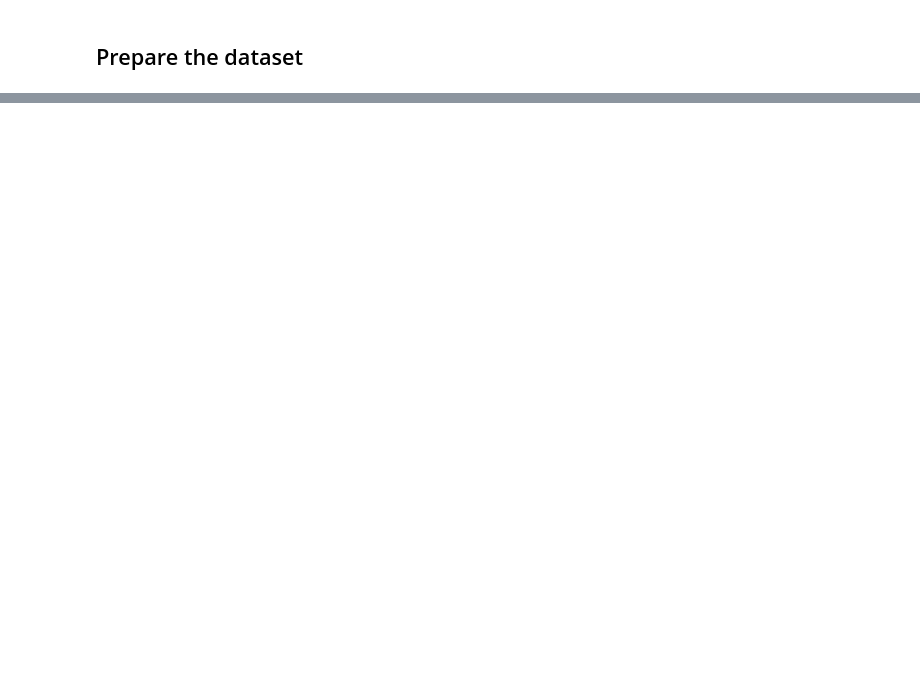
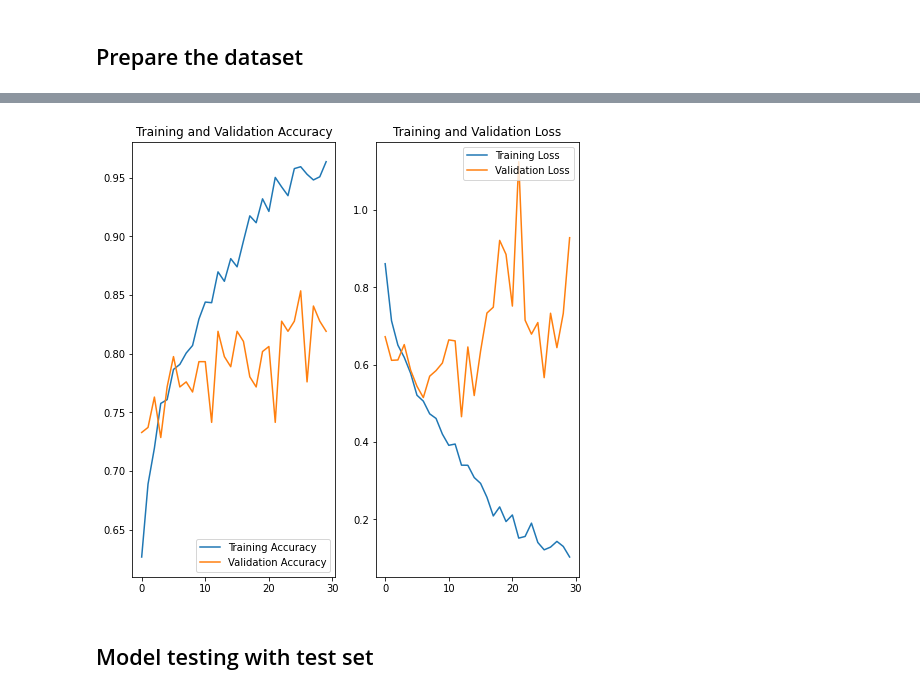
Before and after one commit to jidan-fikri/AWAN-App, a Jupyter notebook: Awan.ipynb, the cells around one changed output, grey strips where cells are left out. Saved outputs shown, nothing was run; the diff lists cells and outputs as text; code cells hidden in the pictures; blank space fills up the shorter version.

```diff
--- a/Awan.ipynb
+++ b/Awan.ipynb
@@ -363,0 +94,4 @@ os.kill(os.getpid(), signal.SIGKILL)
+# %%
+train_ds = train_ds.map(
+    lambda x, y: (data_augmentation(x, training=True), y)
+).prefetch(buffer_size=tf.data.AUTOTUNE)
@@ -363,0 +144,20 @@ os.kill(os.getpid(), signal.SIGKILL)
+# %%
+model.compile(
+    optimizer=tf.keras.optimizers.Adam(learning_rate=0.0001),
+    loss = tf.keras.losses.SparseCategoricalCrossentropy(from_logits=False),
+    metrics=['accuracy']
+)
+# %%
+filepath = "/content/cloud.h5"
+checkpoint = ModelCheckpoint(filepath, monitor='val_accuracy', verbose=1, save_best_only=True, mode='max')
+callbacks_list = [checkpoint]
+
+EPOCHS = 30
+history = model.fit(
+    train_ds,
+    epochs = EPOCHS,
+    validation_data = val_ds_ds,
+    batch_size = BATCH_SIZE,
+    callbacks = callbacks_list,
+    verbose = 1,
+)
@@ -363,0 +182,24 @@ os.kill(os.getpid(), signal.SIGKILL)
+# %%
+acc = history.history['accuracy']
+val_acc = history.history['val_accuracy']
+
+loss = history.history['loss']
+val_loss = history.history['val_loss']
+# %%
+plt.figure(figsize=(8, 8))
+plt.subplot(1, 2, 1)
+plt.plot(range(EPOCHS), acc, label='Training Accuracy')
+plt.plot(range(EPOCHS), val_acc, label='Validation Accuracy')
+plt.legend(loc='lower right')
+plt.title('Training and Validation Accuracy')
+
+plt.subplot(1, 2, 2)
+plt.plot(range(EPOCHS), loss, label='Training Loss')
+plt.plot(range(EPOCHS), val_loss, label='Validation Loss')
+plt.legend(loc='upper right')
+plt.title('Training and Validation Loss')
+plt.show()
+# %% [output]
+[figure, added]
+# %% [markdown]
+## Model testing with test set
```
Also changed, not shown: parts of 56 cells of this notebook.
